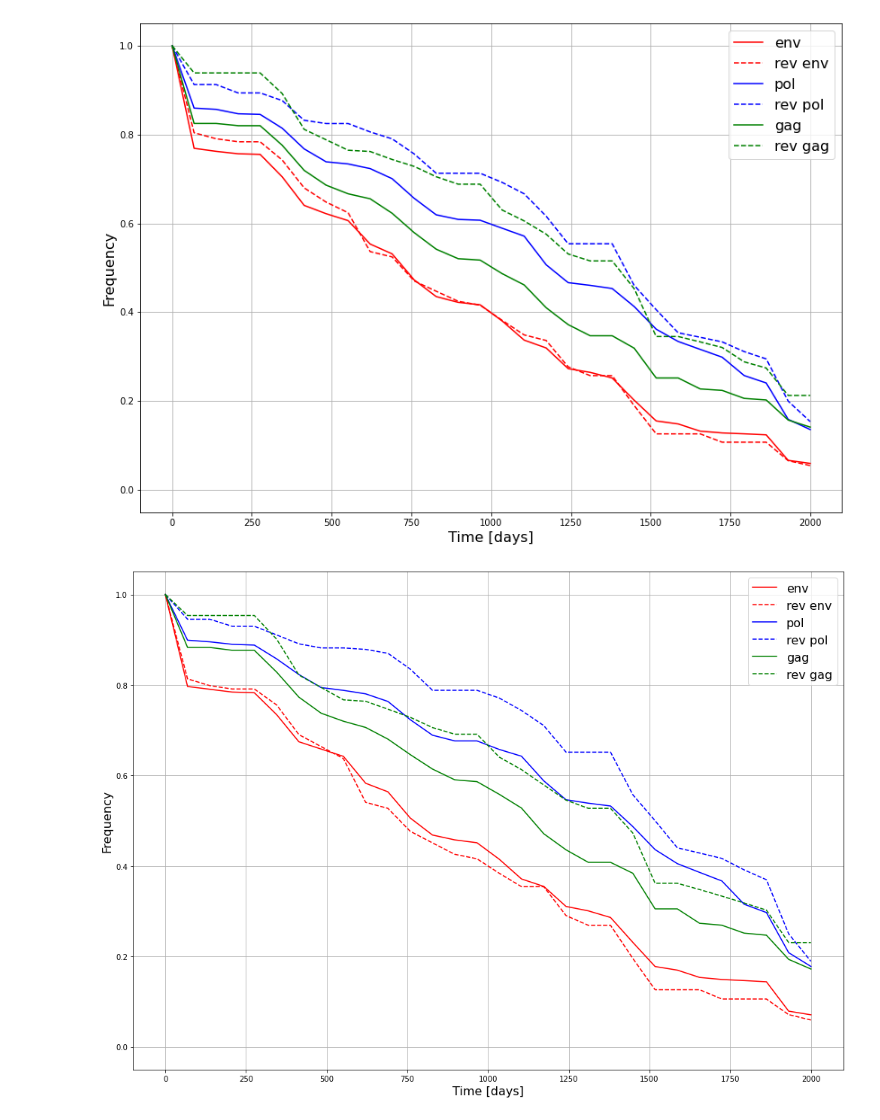
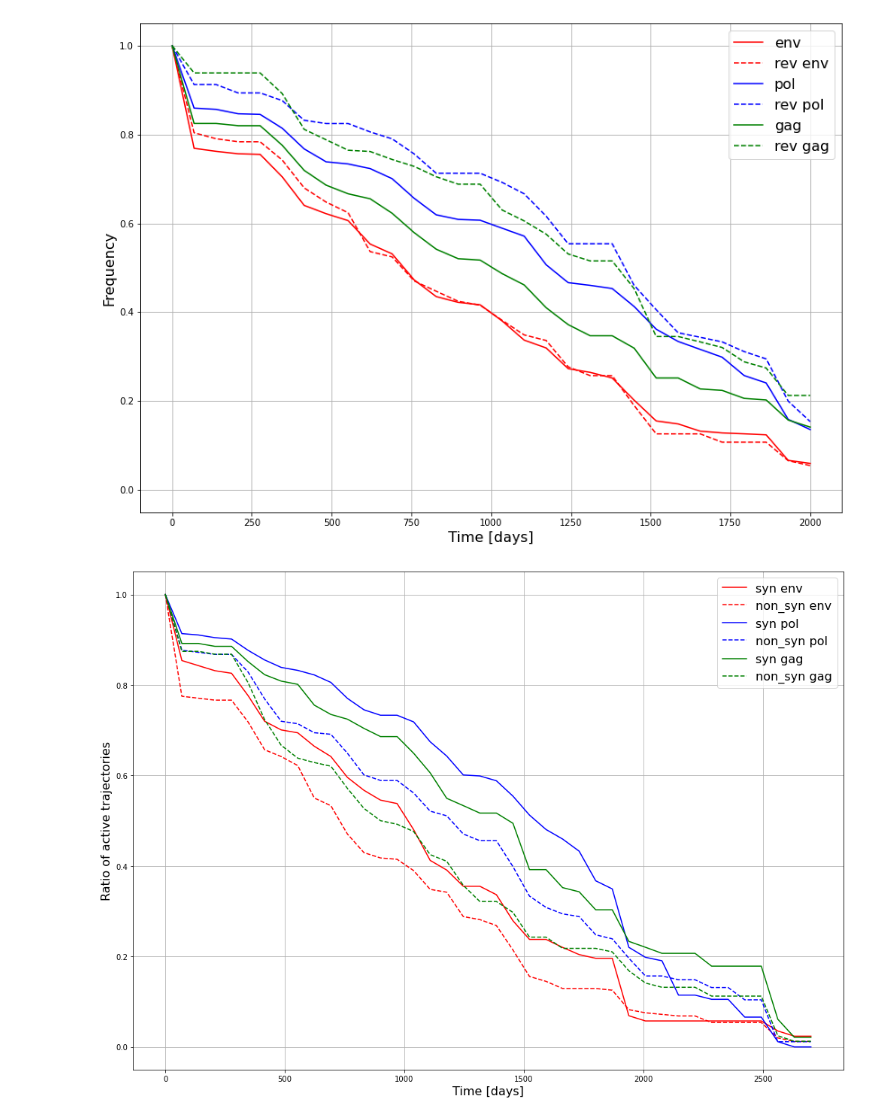
Before and after one commit to neherlab/HIVEVO_recombination, a Jupyter notebook: notebooks/paper_draft/mean_activity_plots.ipynb, the cells around one changed output. Cells and saved outputs as stored; diff of their text form; code cells hidden in the pictures.

```diff
--- a/notebooks/paper_draft/mean_activity_plots.ipynb
+++ b/notebooks/paper_draft/mean_activity_plots.ipynb
@@ -110,11 +110,11 @@ def plot_activity(time_bins, activities, savefig=False, fontsize=16):
     colors = ["r","b","g"]
     plt.figure(figsize=(14,10))
     for ii, region in enumerate(regions):
-        plt.plot(time_bins, activities[region]["all"]["active"], '-', color=colors[ii], label=region)
-        plt.plot(time_bins, activities[region]["rev"]["active"], '--', color=colors[ii], label="rev " + region)
+        plt.plot(time_bins, activities[region]["syn"]["active"], '-', color=colors[ii], label="syn "+region)
+        plt.plot(time_bins, activities[region]["non_syn"]["active"], '--', color=colors[ii], label="non_syn " + region)
     plt.grid()
     plt.xlabel("Time [days]", fontsize=fontsize)
-    plt.ylabel("Frequency", fontsize=fontsize)
+    plt.ylabel("Ratio of active trajectories", fontsize=fontsize)
     plt.legend(fontsize=fontsize)
     plt.ylim([-0.05, 1.05])
     plt.tight_layout()
@@ -141,8 +141,8 @@ plot_activity(time_bins, activities)
 # %%
 min_freq = 0.2
 trajectories = make_trajectory_dict()
 time_bins, activities = make_activity_dict(min_freq)
 
-plot_activity(time_bins, activities, savefig="Mean_activity")
+plot_activity(time_bins, activities, savefig="Mean_activity2")
 # %% [output]
-[figure, old version]
+[figure, new version]
```
Also changed, not shown: parts of 2 cells of this notebook, 3 other files.
